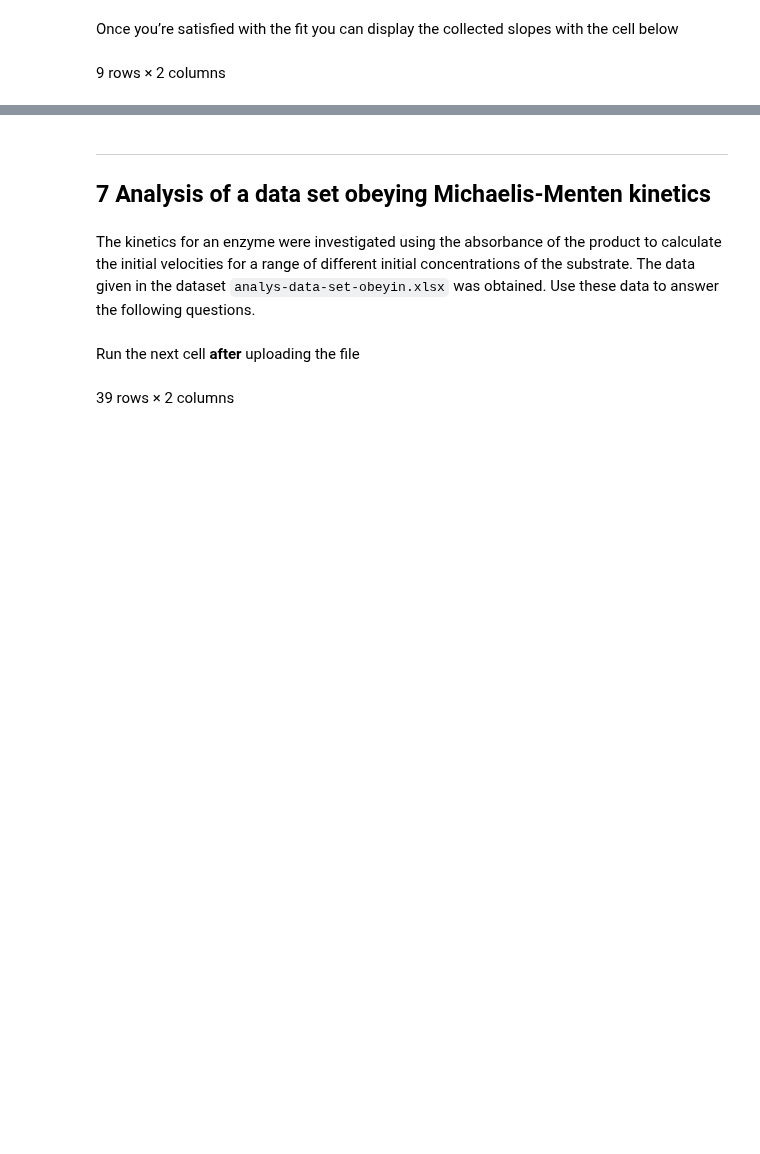
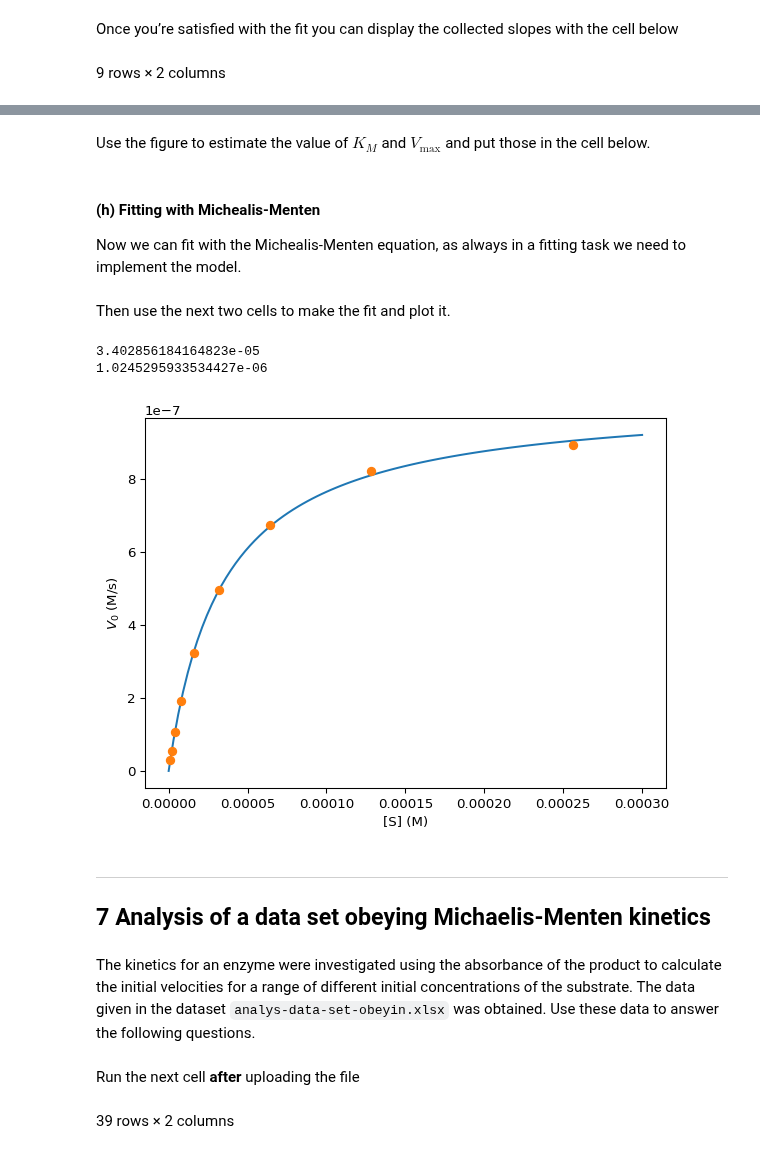
Before and after one commit to au-mbg/fysisk-biokemi, a Jupyter notebook: built_notebooks/master/week_47.ipynb, the cells around one changed output, grey strips where cells are left out. Cells and saved outputs as stored; diff of their text form; code cells hidden in the pictures; blank space fills up the shorter version.

```diff
--- a/built_notebooks/master/week_47.ipynb
+++ b/built_notebooks/master/week_47.ipynb
@@ -1051,3 +1015,50 @@ ax.set_ylabel('$V_0$ (M/s)', fontsize=14);
+# %% [markdown]
+Use the figure to estimate the value of $K_M$ and $V_\text{max}$ and put
+those in the cell below.
+# %%
+# Your task: Put your estimated values here:
+K_M_estimate = 30 * 10**(-6)
+V_max_estimate = 10 * 10**(-7)
+# %% [markdown]
+#### (h) Fitting with Michealis-Menten
+
+Now we can fit with the Michealis-Menten equation, as always in a
+fitting task we need to implement the model.
+# %%
+def michaelis_menten(S, K_M, V_max):
+    ## Your task: Implement the Michaelis-Menten model.
+    result = (V_max * S) / (K_M + S)
+    return result
+# %% [markdown]
+Then use the next two cells to make the fit and plot it.
+# %%
+## Uses your estimate as initial guess
+initial_guess = [K_M_estimate, V_max_estimate]
+fitted_parameters, trash = curve_fit(michaelis_menten, V0_df['[S]_(M)'], V0_df['V0_(M/s)'], initial_guess)
+
+## Extract and prints the parameters
+K_M_fit, V_max_fit = fitted_parameters
+print(K_M_fit)
+print(V_max_fit)
+# %% [output]
+3.402856184164823e-05
+1.0245295933534427e-06
+# %%
+fig, ax = plt.subplots()
+
+## Evaluates the fit
+S_smooth = np.linspace(0, 0.0003, 100)
+V0_fit = michaelis_menten(S_smooth, K_M_fit, V_max_fit)
+
+## Plots the fit and the data.
+ax.plot(S_smooth, V0_fit)
+ax.plot(V0_df['[S]_(M)'], V0_df['V0_(M/s)'], 'o')
+
+## Axis labels.
+ax.set_xlabel('[S] (M)')
+ax.set_ylabel('$V_0$ (M/s)');
+# %% [output]
+[figure, added]
 # %% [markdown]
 ------------------------------------------------------------------------
 
```
Also changed, not shown: parts of 21 cells of this notebook, 13 other files.
